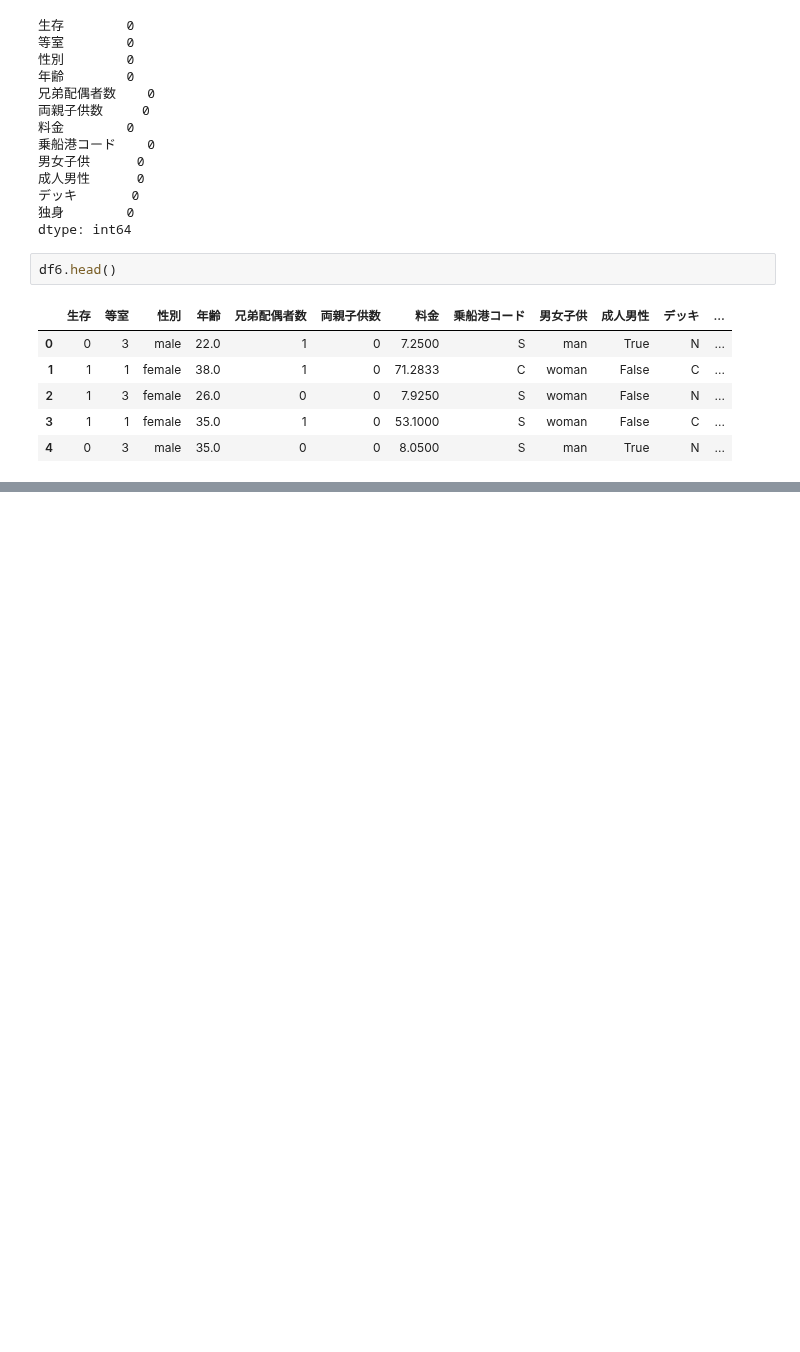
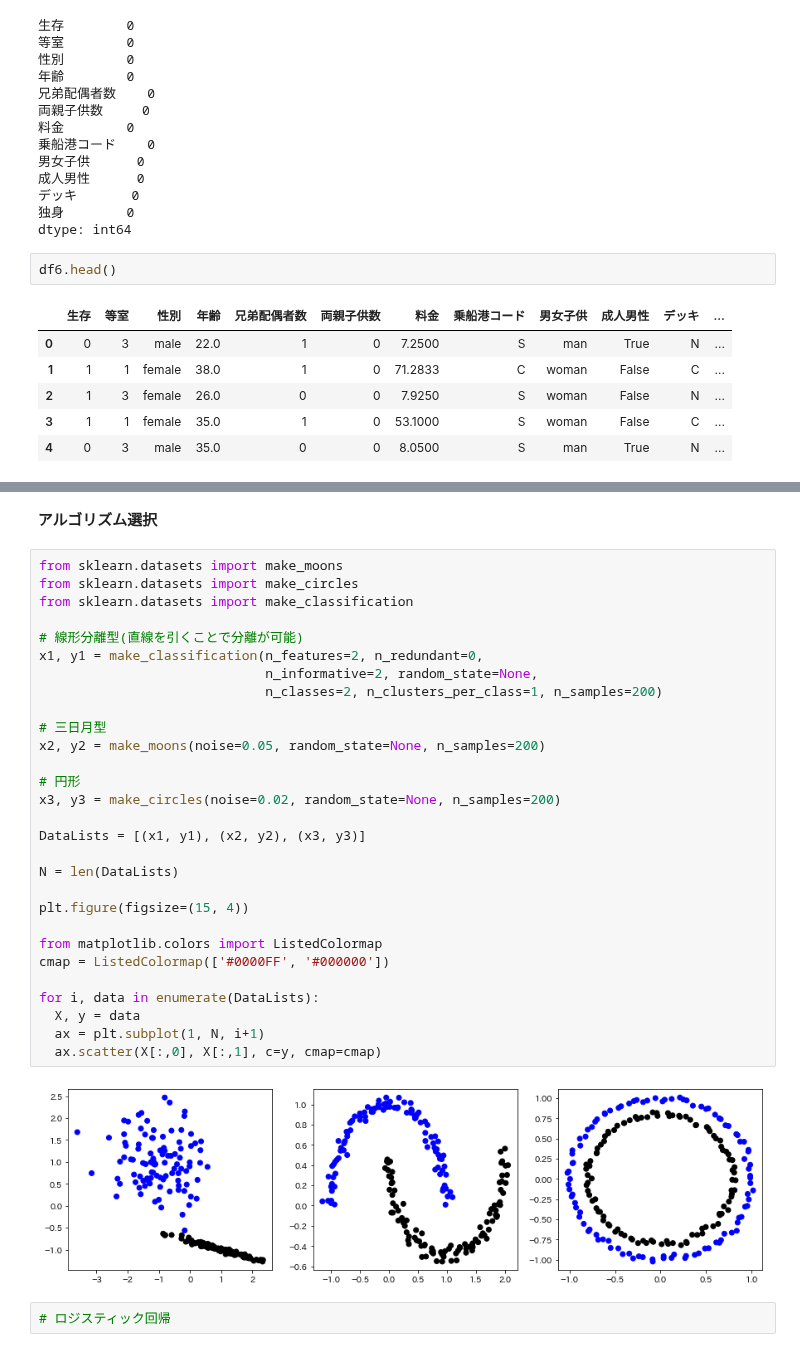
Before and after one commit to Kotarosz727/my_python, a Jupyter notebook: 04_機械学習モデル開発の重要ポイント.ipynb, the cells around one changed output, grey strips where cells are left out. Drawn from its saved outputs; the diff is of its cells as text; blank space fills up the shorter version.

```diff
--- a/04_機械学習モデル開発の重要ポイント.ipynb
+++ b/04_機械学習モデル開発の重要ポイント.ipynb
@@ -244,0 +366,35 @@ df6.head()
+# %% [markdown]
+**アルゴリズム選択**
+# %%
+from sklearn.datasets import make_moons
+from sklearn.datasets import make_circles
+from sklearn.datasets import make_classification
+
+# 線形分離型(直線を引くことで分離が可能)
+x1, y1 = make_classification(n_features=2, n_redundant=0,
+                             n_informative=2, random_state=None,
+                             n_classes=2, n_clusters_per_class=1, n_samples=200)
+
+# 三日月型
+x2, y2 = make_moons(noise=0.05, random_state=None, n_samples=200)
+
+# 円形
+x3, y3 = make_circles(noise=0.02, random_state=None, n_samples=200)
+
+DataLists = [(x1, y1), (x2, y2), (x3, y3)]
+
+N = len(DataLists)
+
+plt.figure(figsize=(15, 4))
+
+from matplotlib.colors import ListedColormap
+cmap = ListedColormap(['#0000FF', '#000000'])
+
+for i, data in enumerate(DataLists):
+  X, y = data
+  ax = plt.subplot(1, N, i+1)
+  ax.scatter(X[:,0], X[:,1], c=y, cmap=cmap)
+# %% [output]
+[figure, added]
+# %%
+# ロジスティック回帰
```
Also changed, not shown: parts of 25 cells of this notebook.
